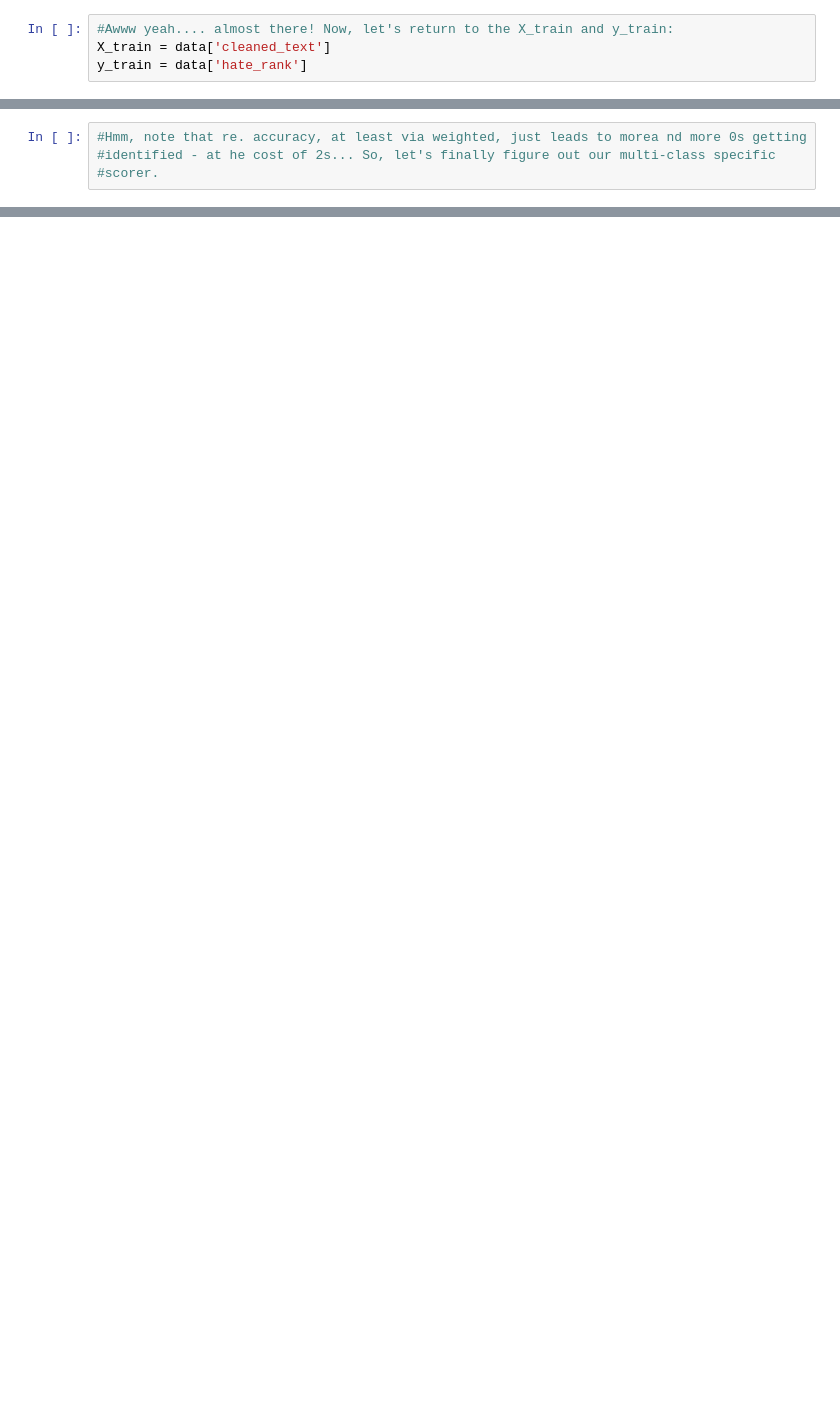
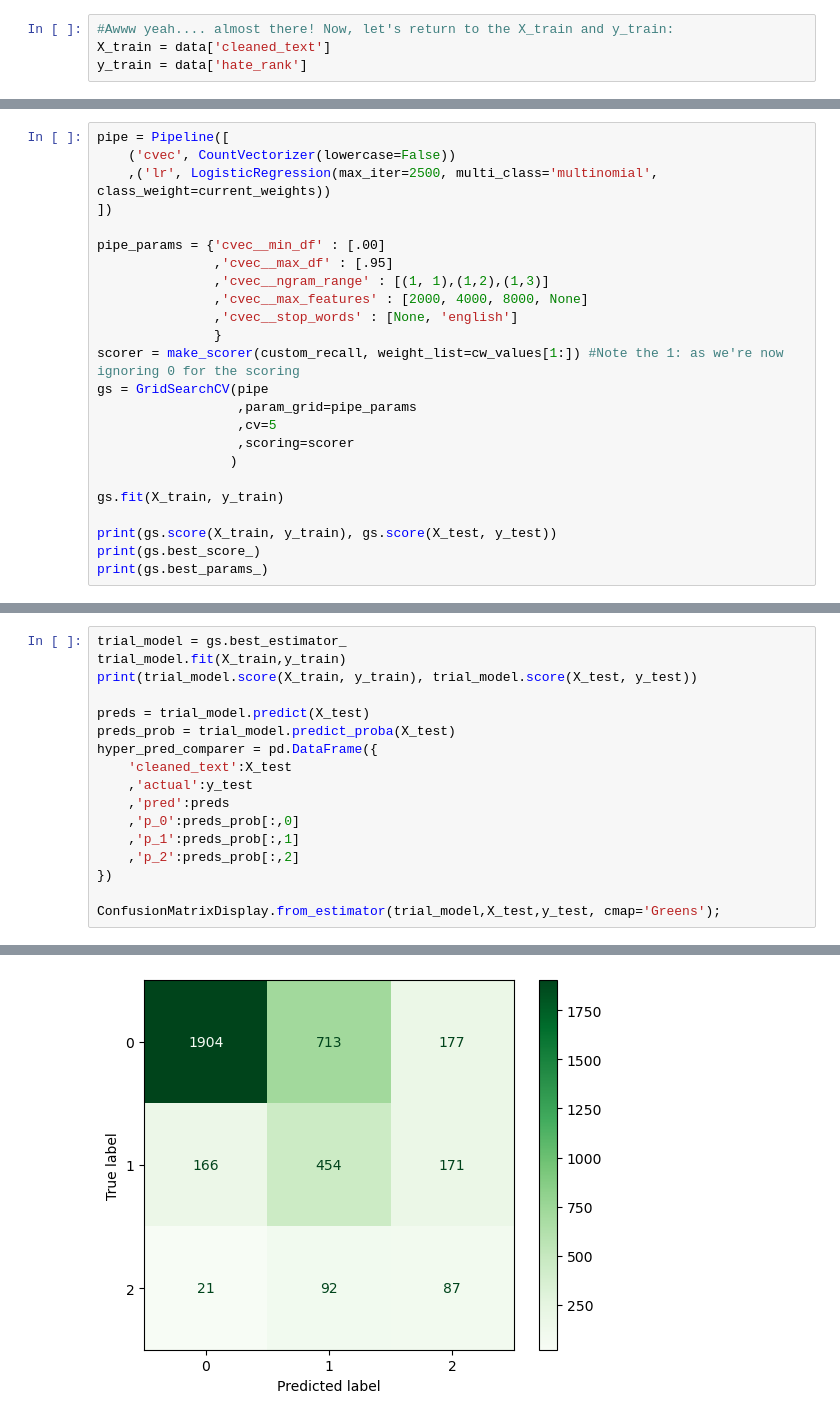
Before and after one commit to bwolff26/capstone_malevonce_prevention, a Jupyter notebook: code/modeling_i.ipynb, the cells around one changed output, grey strips where cells are left out. Saved outputs shown, nothing was run; the diff lists cells and outputs as text; blank space fills up the shorter version.

Commit message:
Next round of modeling - finally making progress!

```diff
--- a/code/modeling_i.ipynb
+++ b/code/modeling_i.ipynb
@@ -747,4 +831,24 @@ two = confusion_matrix(y_test, preds)[1]
 # %%
-#Hmm, note that re. accuracy, at least via weighted, just leads to morea nd more 0s getting
-#identified - at he cost of 2s... So, let's finally figure out our multi-class specific
-#scorer.
+pipe = Pipeline([
+    ('cvec', CountVectorizer(lowercase=False))
+    ,('lr', LogisticRegression(max_iter=2500, multi_class='multinomial', class_weight=current_weights))
+])
+
+pipe_params = {'cvec__min_df' : [.00]
+               ,'cvec__max_df' : [.95]
+               ,'cvec__ngram_range' : [(1, 1),(1,2),(1,3)]
+               ,'cvec__max_features' : [2000, 4000, 8000, None]
+               ,'cvec__stop_words' : [None, 'english']
+               }
+scorer = make_scorer(custom_recall, weight_list=cw_values[1:]) #Note the 1: as we're now ignoring 0 for the scoring
+gs = GridSearchCV(pipe
+                  ,param_grid=pipe_params
+                  ,cv=5
+                  ,scoring=scorer
+                 )
+
+gs.fit(X_train, y_train)
+
+print(gs.score(X_train, y_train), gs.score(X_test, y_test))
+print(gs.best_score_)
+print(gs.best_params_)
@@ -750,0 +859,18 @@ two = confusion_matrix(y_test, preds)[1]
+# %%
+trial_model = gs.best_estimator_
+trial_model.fit(X_train,y_train)
+print(trial_model.score(X_train, y_train), trial_model.score(X_test, y_test))
+
+preds = trial_model.predict(X_test)
+preds_prob = trial_model.predict_proba(X_test)
+hyper_pred_comparer = pd.DataFrame({
+    'cleaned_text':X_test
+    ,'actual':y_test
+    ,'pred':preds
+    ,'p_0':preds_prob[:,0]
+    ,'p_1':preds_prob[:,1]
+    ,'p_2':preds_prob[:,2]
+})
+
+ConfusionMatrixDisplay.from_estimator(trial_model,X_test,y_test, cmap='Greens');
+# %% [output]
@@ -750,0 +878 @@ two = confusion_matrix(y_test, preds)[1]
+[figure, added]
```
Also changed, not shown: parts of 64 cells of this notebook.
